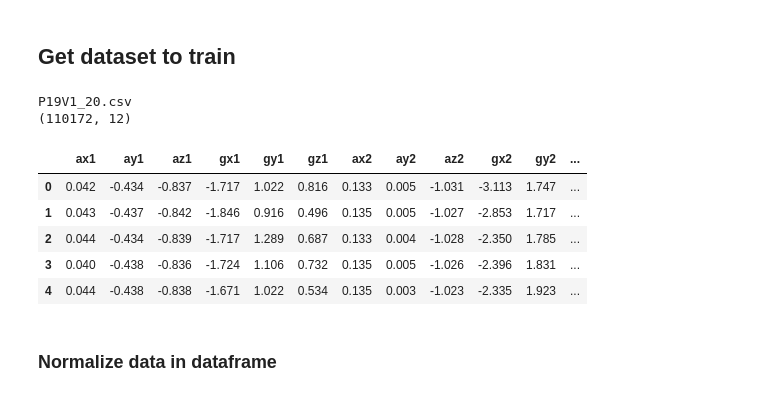
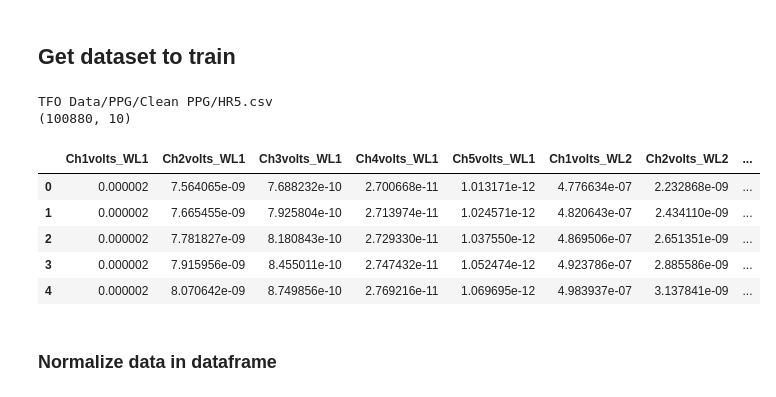
Before and after one commit to Th3RandyMan/Unsupervised-Anomaly-Detection, a Jupyter notebook: train_model_ck.ipynb, the cells around one changed output. Drawn from its saved outputs; the diff is of its cells as text; code cells hidden in the pictures.

```diff
--- a/train_model_ck.ipynb
+++ b/train_model_ck.ipynb
@@ -6,42 +6,43 @@
 # %%
 import json
 import torch    #if error, restart kernel
 import torch.utils.data
 from torch import nn, optim
 from torch.nn import functional as F
 from torchvision import datasets, transforms
 from torchvision.utils import save_image
 
 import glob
 import pandas as pd
+import os
 
 Fs = 100  # Sampling frequency
 
 # Path to the folder containing the CSV files
-folder_path = "TFO Data\IMU"
+folder_path = "TFO Data/PPG/Clean PPG"
 
 # Get the list of CSV files in the folder
-file_list = glob.glob(folder_path + "\*.csv")
+file_list = glob.glob(folder_path + "/*.csv")
 file_path = file_list[0]
 
 # Read the CSV file into a pandas dataframe
 df = pd.read_csv(file_path)
-df = df[df.columns[2:-1]]  # Remove the time, index, and temperature columns
+#df = df[df.columns[2:-1]]  # Remove the time, index, and temperature columns
 
 # Show the head of the dataframe
 title = file_path.split("\\")[-1]
 print(title)
 print(df.shape)
 df.head()
 # %% [output]
-P19V1_20.csv
-(110172, 12)
+TFO Data/PPG/Clean PPG/HR5.csv
+(100880, 10)
-|  | ax1 | ay1 | az1 | gx1 | gy1 | gz1 | ax2 | ay2 | az2 | gx2 | gy2 | ... |
-| 0 | 0.042 | -0.434 | -0.837 | -1.717 | 1.022 | 0.816 | 0.133 | 0.005 | -1.031 | -3.113 | 1.747 | ... |
-| 1 | 0.043 | -0.437 | -0.842 | -1.846 | 0.916 | 0.496 | 0.135 | 0.005 | -1.027 | -2.853 | 1.717 | ... |
-| 2 | 0.044 | -0.434 | -0.839 | -1.717 | 1.289 | 0.687 | 0.133 | 0.004 | -1.028 | -2.350 | 1.785 | ... |
-| 3 | 0.040 | -0.438 | -0.836 | -1.724 | 1.106 | 0.732 | 0.135 | 0.005 | -1.026 | -2.396 | 1.831 | ... |
-| 4 | 0.044 | -0.438 | -0.838 | -1.671 | 1.022 | 0.534 | 0.135 | 0.003 | -1.023 | -2.335 | 1.923 | ... |
+|  | Ch1volts_WL1 | Ch2volts_WL1 | Ch3volts_WL1 | Ch4volts_WL1 | Ch5volts_WL1 | Ch1volts_WL2 | Ch2volts_WL2 | ... |
+| 0 | 0.000002 | 7.564065e-09 | 7.688232e-10 | 2.700668e-11 | 1.013171e-12 | 4.776634e-07 | 2.232868e-09 | ... |
+| 1 | 0.000002 | 7.665455e-09 | 7.925804e-10 | 2.713974e-11 | 1.024571e-12 | 4.820643e-07 | 2.434110e-09 | ... |
+| 2 | 0.000002 | 7.781827e-09 | 8.180843e-10 | 2.729330e-11 | 1.037550e-12 | 4.869506e-07 | 2.651351e-09 | ... |
+| 3 | 0.000002 | 7.915956e-09 | 8.455011e-10 | 2.747432e-11 | 1.052474e-12 | 4.923786e-07 | 2.885586e-09 | ... |
+| 4 | 0.000002 | 8.070642e-09 | 8.749856e-10 | 2.769216e-11 | 1.069695e-12 | 4.983937e-07 | 3.137841e-09 | ... |
 # %% [markdown]
 ### Normalize data in dataframe
 # %%
```
Also changed, not shown: parts of 14 cells of this notebook.
